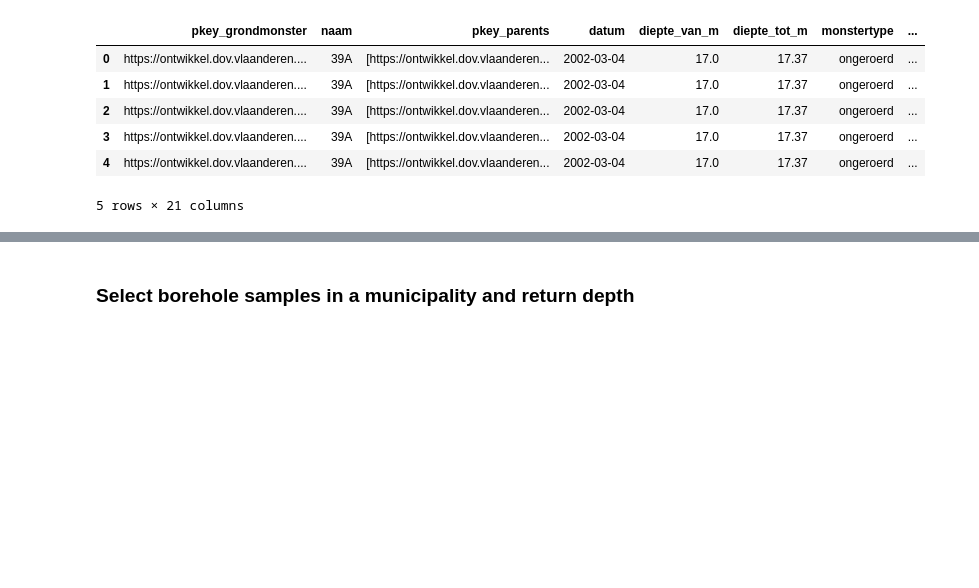
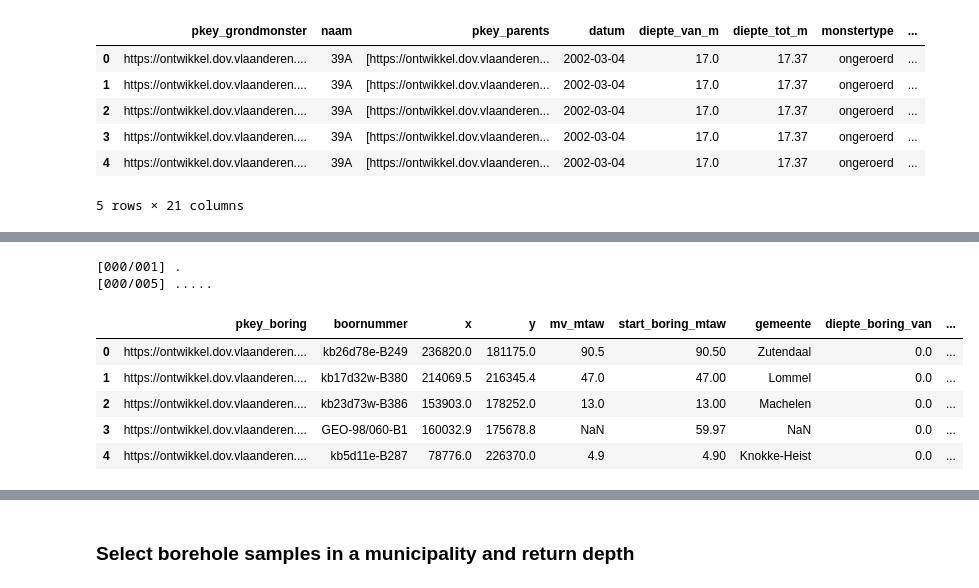
Before and after one commit to DOV-Vlaanderen/pydov, a Jupyter notebook: docs/notebooks/search_grondmonsters.ipynb, the cells around one changed output, grey strips where cells are left out. Saved outputs shown, nothing was run; the diff lists cells and outputs as text; code cells hidden in the pictures; blank space fills up the shorter version.

```diff
--- a/docs/notebooks/search_grondmonsters.ipynb
+++ b/docs/notebooks/search_grondmonsters.ipynb
@@ -187,0 +196,12 @@ df.head()
+# %%
+from pydov.util.query import Join
+
+from pydov.search.grondmonster import GrondmonsterSearch
+from pydov.search.boring import BoringSearch
+
+gm_search = GrondmonsterSearch()
+b_search = BoringSearch()
+
+grondmonster_df = gm_search.search(
+    max_features=5, return_fields=('pkey_grondmonster', 'pkey_parents'))
+grondmonster_df
@@ -187,0 +216,12 @@ df.head()
+# %%
+boring_df = b_search.search(query=Join(grondmonster_df, on='pkey_boring', using='pkey_parents'))
+boring_df
+# %% [output]
+[000/001] .
+[000/005] .....
+|  | pkey_boring | boornummer | x | y | mv_mtaw | start_boring_mtaw | gemeente | diepte_boring_van | ... |
+| 0 | https://ontwikkel.dov.vlaanderen.... | kb26d78e-B249 | 236820.0 | 181175.0 | 90.5 | 90.50 | Zutendaal | 0.0 | ... |
+| 1 | https://ontwikkel.dov.vlaanderen.... | kb17d32w-B380 | 214069.5 | 216345.4 | 47.0 | 47.00 | Lommel | 0.0 | ... |
+| 2 | https://ontwikkel.dov.vlaanderen.... | kb23d73w-B386 | 153903.0 | 178252.0 | 13.0 | 13.00 | Machelen | 0.0 | ... |
+| 3 | https://ontwikkel.dov.vlaanderen.... | GEO-98/060-B1 | 160032.9 | 175678.8 | NaN | 59.97 | NaN | 0.0 | ... |
+| 4 | https://ontwikkel.dov.vlaanderen.... | kb5d11e-B287 | 78776.0 | 226370.0 | 4.9 | 4.90 | Knokke-Heist | 0.0 | ... |
```
Also changed, not shown: parts of 5 cells of this notebook.
